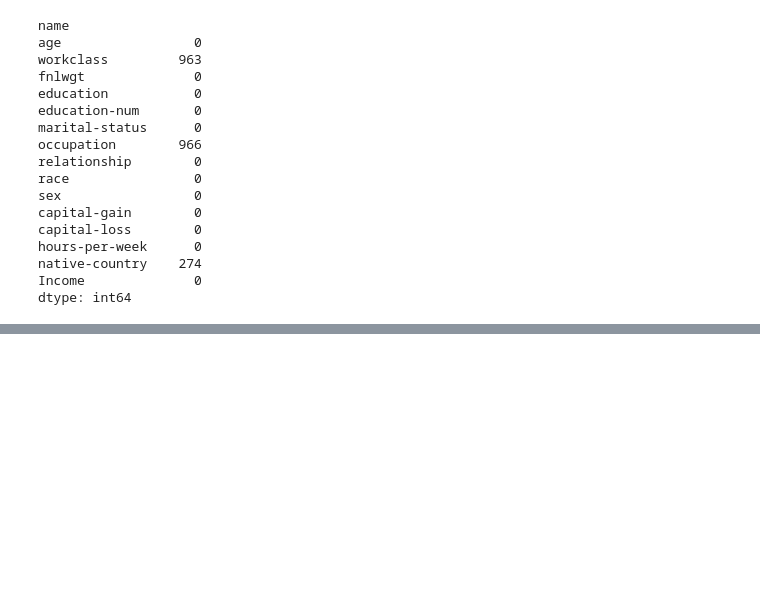
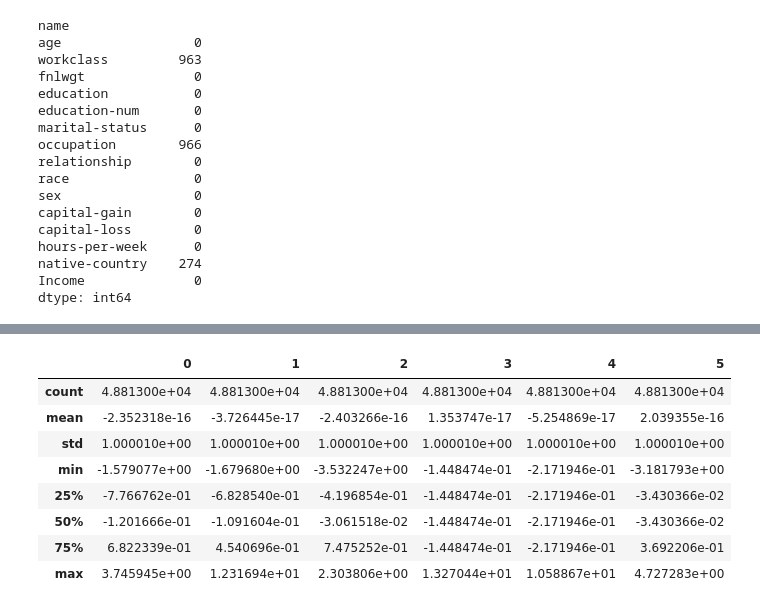
Before and after one commit to Izainea/api_review, a Jupyter notebook: Cuadernos/4. API para un modelo ML.ipynb, the cells around one changed output, grey strips where cells are left out. Saved outputs shown, nothing was run; the diff lists cells and outputs as text; code cells hidden in the pictures; blank space fills up the shorter version.

```diff
--- a/Cuadernos/4. API para un modelo ML.ipynb
+++ b/Cuadernos/4. API para un modelo ML.ipynb
@@ -210,0 +242,13 @@ df['workclass'].value_counts()
+# %%
+#### preprocesamiento de datos
+
+from sklearn.preprocessing import OneHotEncoder, StandardScaler
+from sklearn.impute import SimpleImputer
+from sklearn.compose import ColumnTransformer
+
+# Separación de las variables predictoras y la variable objetivo
+
+X = df.drop('Income', axis=1)
+y = df['Income']
+
+print(X.columns)
@@ -210,0 +260,7 @@ df['workclass'].value_counts()
+# %%
+### En X buscamos las columnas categoricas y las numericas
+
+# Identificación de las columnas numéricas y categóricas
+
+columnas_numericas = X.select_dtypes(exclude='object').columns
+columnas_numericas
@@ -210,0 +315,16 @@ df['workclass'].value_counts()
+# %%
+### Normalización de las variables numéricas
+
+transformacion_escalar = StandardScaler()
+
+pd.DataFrame(transformacion_escalar.fit_transform(X[columnas_numericas])).describe()
+# %% [output]
+|  | 0 | 1 | 2 | 3 | 4 | 5 |
+| count | 4.881300e+04 | 4.881300e+04 | 4.881300e+04 | 4.881300e+04 | 4.881300e+04 | 4.881300e+04 |
+| mean | -2.352318e-16 | -3.726445e-17 | -2.403266e-16 | 1.353747e-17 | -5.254869e-17 | 2.039355e-16 |
+| std | 1.000010e+00 | 1.000010e+00 | 1.000010e+00 | 1.000010e+00 | 1.000010e+00 | 1.000010e+00 |
+| min | -1.579077e+00 | -1.679680e+00 | -3.532247e+00 | -1.448474e-01 | -2.171946e-01 | -3.181793e+00 |
+| 25% | -7.766762e-01 | -6.828540e-01 | -4.196854e-01 | -1.448474e-01 | -2.171946e-01 | -3.430366e-02 |
+| 50% | -1.201666e-01 | -1.091604e-01 | -3.061518e-02 | -1.448474e-01 | -2.171946e-01 | -3.430366e-02 |
+| 75% | 6.822339e-01 | 4.540696e-01 | 7.475252e-01 | -1.448474e-01 | -2.171946e-01 | 3.692206e-01 |
+| max | 3.745945e+00 | 1.231694e+01 | 2.303806e+00 | 1.327044e+01 | 1.058867e+01 | 4.727283e+00 |
```
Also changed, not shown: parts of 20 cells of this notebook, 1 other file.
